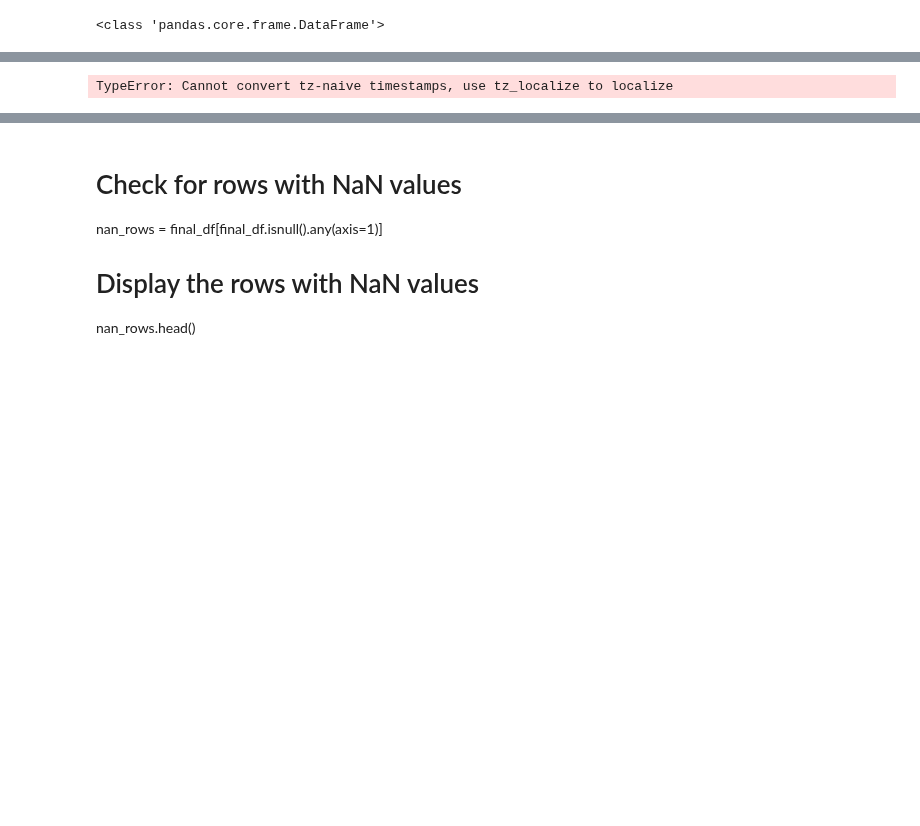
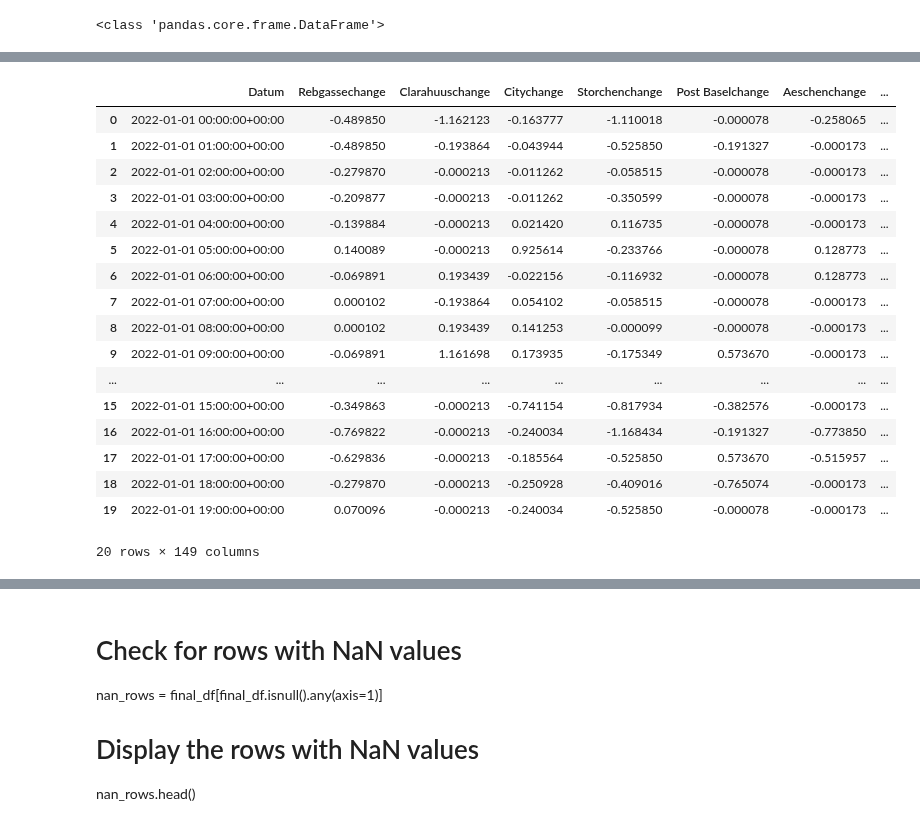
Before and after one commit to joejoejoejor/Its-Wekk, a Jupyter notebook: 4 - Data/1 - Max/Max_merge.ipynb, the cells around one changed output, grey strips where cells are left out. Saved outputs shown, nothing was run; the diff lists cells and outputs as text; code cells hidden in the pictures; blank space fills up the shorter version.

```diff
--- a/4 - Data/1 - Max/Max_merge.ipynb
+++ b/4 - Data/1 - Max/Max_merge.ipynb
@@ -125,31 +145,32 @@ Verkehrsdaten.head()
 # %%
-Parkhäuser['Datum'] = pd.to_datetime(Parkhäuser['Datum'], errors='coerce')
-Wetterdaten['Datum'] = pd.to_datetime(Wetterdaten['Datum'], errors='coerce')
-Flugbewegungen['Datum'] = pd.to_datetime(Flugbewegungen['Datum'], errors='coerce')
-Gasverbrauch['Datum'] = pd.to_datetime(Gasverbrauch['Datum'], errors='coerce')
-Stromverbrauch['Datum'] = pd.to_datetime(Stromverbrauch['Datum'], errors='coerce')
-Verkehrsdaten['Datum'] = pd.to_datetime(Verkehrsdaten['Datum'], errors='coerce')
-
-
-
-# Convert timezone but keep time by explicitly formatting the datetime
-Parkhäuser['Datum'] = Parkhäuser['Datum'].dt.tz_convert(None)
-Wetterdaten['Datum'] = Wetterdaten['Datum'].dt.tz_convert(None)
-Flugbewegungen['Datum'] = Flugbewegungen['Datum'].dt.tz_convert(None)
-Gasverbrauch['Datum'] = Gasverbrauch['Datum'].dt.tz_convert(None)
-Stromverbrauch['Datum'] = Stromverbrauch['Datum'].dt.tz_convert(None)
-Verkehrsdaten['Datum'] = Verkehrsdaten['Datum'].dt.tz_convert(None)
-
                                                                                                 # The merge isnt correct because it erases the Hour format and therefore setting the entire Day to one value?!
 # Merge all dataframes on the 'Datum' column
 final_df = Parkhäuser.merge(Wetterdaten, on='Datum', how='inner') \
-                      .merge(Flugbewegungen, on='Datum', how='inner') \
                       .merge(Stromverbrauch, on='Datum', how='inner') \
                       .merge(Verkehrsdaten, on='Datum', how='inner') \
                       .merge(Gasverbrauch, on='Datum', how='inner') \
+#                      .merge(Flugbewegungen, on='Datum', how='inner') \
+
 #                      .merge(Schallmessungen, on='Datum', how='inner') \ -> too many NaN values
 # Display the first few rows of the merged dataframe
 final_df.head(20)
 # %% [output]
+|  | Datum | Rebgassechange | Clarahuuschange | Citychange | Storchenchange | Post Baselchange | Aeschenchange | ... |
+| 0 | 2022-01-01 00:00:00+00:00 | -0.489850 | -1.162123 | -0.163777 | -1.110018 | -0.000078 | -0.258065 | ... |
+| 1 | 2022-01-01 01:00:00+00:00 | -0.489850 | -0.193864 | -0.043944 | -0.525850 | -0.191327 | -0.000173 | ... |
+| 2 | 2022-01-01 02:00:00+00:00 | -0.279870 | -0.000213 | -0.011262 | -0.058515 | -0.000078 | -0.000173 | ... |
+| 3 | 2022-01-01 03:00:00+00:00 | -0.209877 | -0.000213 | -0.011262 | -0.350599 | -0.000078 | -0.000173 | ... |
+| 4 | 2022-01-01 04:00:00+00:00 | -0.139884 | -0.000213 | 0.021420 | 0.116735 | -0.000078 | -0.000173 | ... |
+| 5 | 2022-01-01 05:00:00+00:00 | 0.140089 | -0.000213 | 0.925614 | -0.233766 | -0.000078 | 0.128773 | ... |
+| 6 | 2022-01-01 06:00:00+00:00 | -0.069891 | 0.193439 | -0.022156 | -0.116932 | -0.000078 | 0.128773 | ... |
+| 7 | 2022-01-01 07:00:00+00:00 | 0.000102 | -0.193864 | 0.054102 | -0.058515 | -0.000078 | -0.000173 | ... |
+| 8 | 2022-01-01 08:00:00+00:00 | 0.000102 | 0.193439 | 0.141253 | -0.000099 | -0.000078 | -0.000173 | ... |
+| 9 | 2022-01-01 09:00:00+00:00 | -0.069891 | 1.161698 | 0.173935 | -0.175349 | 0.573670 | -0.000173 | ... |
+| ... | ... | ... | ... | ... | ... | ... | ... | ... |
+| 15 | 2022-01-01 15:00:00+00:00 | -0.349863 | -0.000213 | -0.741154 | -0.817934 | -0.382576 | -0.000173 | ... |
+| 16 | 2022-01-01 16:00:00+00:00 | -0.769822 | -0.000213 | -0.240034 | -1.168434 | -0.191327 | -0.773850 | ... |
+| 17 | 2022-01-01 17:00:00+00:00 | -0.629836 | -0.000213 | -0.185564 | -0.525850 | 0.573670 | -0.515957 | ... |
+| 18 | 2022-01-01 18:00:00+00:00 | -0.279870 | -0.000213 | -0.250928 | -0.409016 | -0.765074 | -0.000173 | ... |
+| 19 | 2022-01-01 19:00:00+00:00 | 0.070096 | -0.000213 | -0.240034 | -0.525850 | -0.000078 | -0.000173 | ... |
-TypeError: Cannot convert tz-naive timestamps, use tz_localize to localize
+20 rows × 149 columns
 # %%
```
Also changed, not shown: parts of 8 cells of this notebook, 1 other file.
